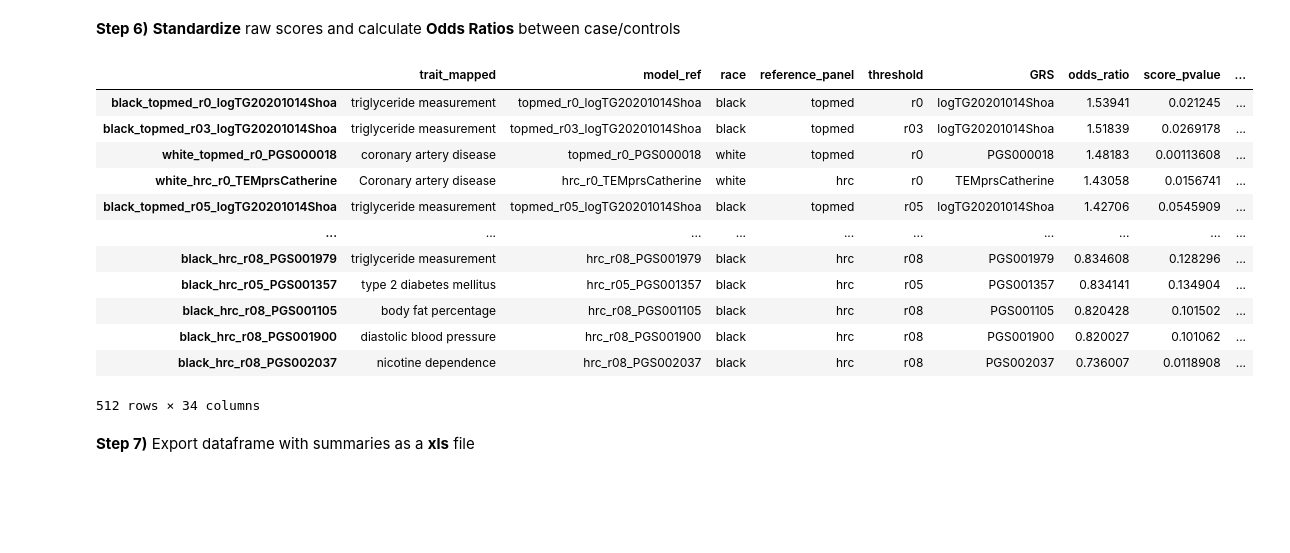
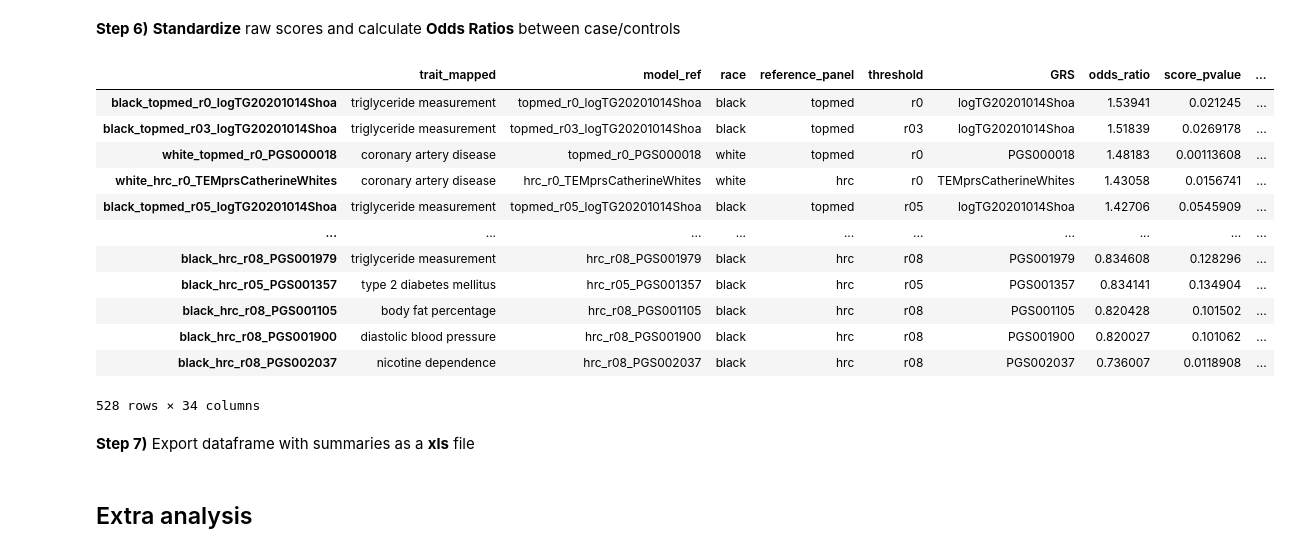
Before and after one commit to rodrigoguarischi/sea, a Jupyter notebook: calculate_grs_odds_ratios_and_create_plots.ipynb, the cells around one changed output. Drawn from its saved outputs; the diff is of its cells as text; code cells hidden in the pictures; blank space fills up the shorter version.

Commit message:
Incorporate processing of TEM score (whites and blacks). Clean-up/organize processing of calculate_grs_odds_ratio_and_create_plots

```diff
--- a/calculate_grs_odds_ratios_and_create_plots.ipynb
+++ b/calculate_grs_odds_ratios_and_create_plots.ipynb
@@ -298,7 +298,8 @@ for race in ["white", "black"]:
 
                 # Fit a logistic model using standardize scores and save it on dictionary
                 logit_models_dict[ standardize_score_name ] = sm.formula.glm(
-                    "Case_recoded ~ " + standardize_score_name + " + age + sex + PC1 + PC2 + PC3 + PC4 + PC5",
+                    # "Case_recoded ~ " + standardize_score_name + " + age + sex + PC1 + PC2 + PC3 + PC4 + PC5",
+                    "Case_recoded ~ " + standardize_score_name + " + age + sex + PC1 + PC2 + PC3 + PC4 + PC5 + PC6 + PC7 + PC8 + PC9 + PC10",
                     family=sm.families.Binomial(),
                     data=sea_dataset_subset).fit()
 
@@ -314,34 +315,34 @@ for race in ["white", "black"]:
                         "conf_interval_lower": np.exp( logit_models_dict[ standardize_score_name ].conf_int()[0][ standardize_score_name ] ),
                         "conf_interval_upper": np.exp( logit_models_dict[ standardize_score_name ].conf_int()[1][ standardize_score_name ] )
                     }
                 # Add additional info from info files (coverage, etc)
                 model_summary_series.update( scores_info_dict[raw_score_name][race + "s"] )
 
                 # Add metadata about the GRSs to the output
                 model_summary_series.update( pgs_metadata[grs] )
 
                 # Transform dictionary on a pandas Series and name it as <standardize_score_name>
                 model_summary_series = pd.Series(
                     data=model_summary_series,
                     name=standardize_score_name
                 )
 
                 li.append(model_summary_series)
 
 # Concatenate results for all models tested and transpose object to make visualization easier
 models_summaries = pd.concat( li, axis=1 ).transpose().sort_values("odds_ratio", ascending=False)
 
 # Move trait_mapped column to first position to facilitate analysis of excel results
 columns_order = models_summaries.columns.drop("trait_mapped").tolist()
 columns_order.insert(0,"trait_mapped")
 models_summaries = models_summaries.reindex(columns=columns_order, copy=False)
 models_summaries
 # %% [output]
 |  | trait_mapped | model_ref | race | reference_panel | threshold | GRS | odds_ratio | score_pvalue | ... |
 | black_topmed_r0_logTG20201014Shoa | triglyceride measurement | topmed_r0_logTG20201014Shoa | black | topmed | r0 | logTG20201014Shoa | 1.53941 | 0.021245 | ... |
 | black_topmed_r03_logTG20201014Shoa | triglyceride measurement | topmed_r03_logTG20201014Shoa | black | topmed | r03 | logTG20201014Shoa | 1.51839 | 0.0269178 | ... |
 | white_topmed_r0_PGS000018 | coronary artery disease | topmed_r0_PGS000018 | white | topmed | r0 | PGS000018 | 1.48183 | 0.00113608 | ... |
-| white_hrc_r0_TEMprsCatherine | Coronary artery disease | hrc_r0_TEMprsCatherine | white | hrc | r0 | TEMprsCatherine | 1.43058 | 0.0156741 | ... |
+| white_hrc_r0_TEMprsCatherineWhites | coronary artery disease | hrc_r0_TEMprsCatherineWhites | white | hrc | r0 | TEMprsCatherineWhites | 1.43058 | 0.0156741 | ... |
 | black_topmed_r05_logTG20201014Shoa | triglyceride measurement | topmed_r05_logTG20201014Shoa | black | topmed | r05 | logTG20201014Shoa | 1.42706 | 0.0545909 | ... |
 | ... | ... | ... | ... | ... | ... | ... | ... | ... | ... |
 | black_hrc_r08_PGS001979 | triglyceride measurement | hrc_r08_PGS001979 | black | hrc | r08 | PGS001979 | 0.834608 | 0.128296 | ... |
@@ -349,7 +350,7 @@ models_summaries
 | black_hrc_r08_PGS001105 | body fat percentage | hrc_r08_PGS001105 | black | hrc | r08 | PGS001105 | 0.820428 | 0.101502 | ... |
 | black_hrc_r08_PGS001900 | diastolic blood pressure | hrc_r08_PGS001900 | black | hrc | r08 | PGS001900 | 0.820027 | 0.101062 | ... |
 | black_hrc_r08_PGS002037 | nicotine dependence | hrc_r08_PGS002037 | black | hrc | r08 | PGS002037 | 0.736007 | 0.0118908 | ... |
-512 rows × 34 columns
+528 rows × 34 columns
 # %% [markdown]
 **Step 7)** Export dataframe with summaries as a **xls** file
 # %%
@@ -431,0 +421,2 @@ print( logit_models_dict[model_name].summary() )
+# %% [markdown]
+<h2>Extra analysis</h2>
```
Also changed, not shown: parts of 20 cells of this notebook, 1 other file.
